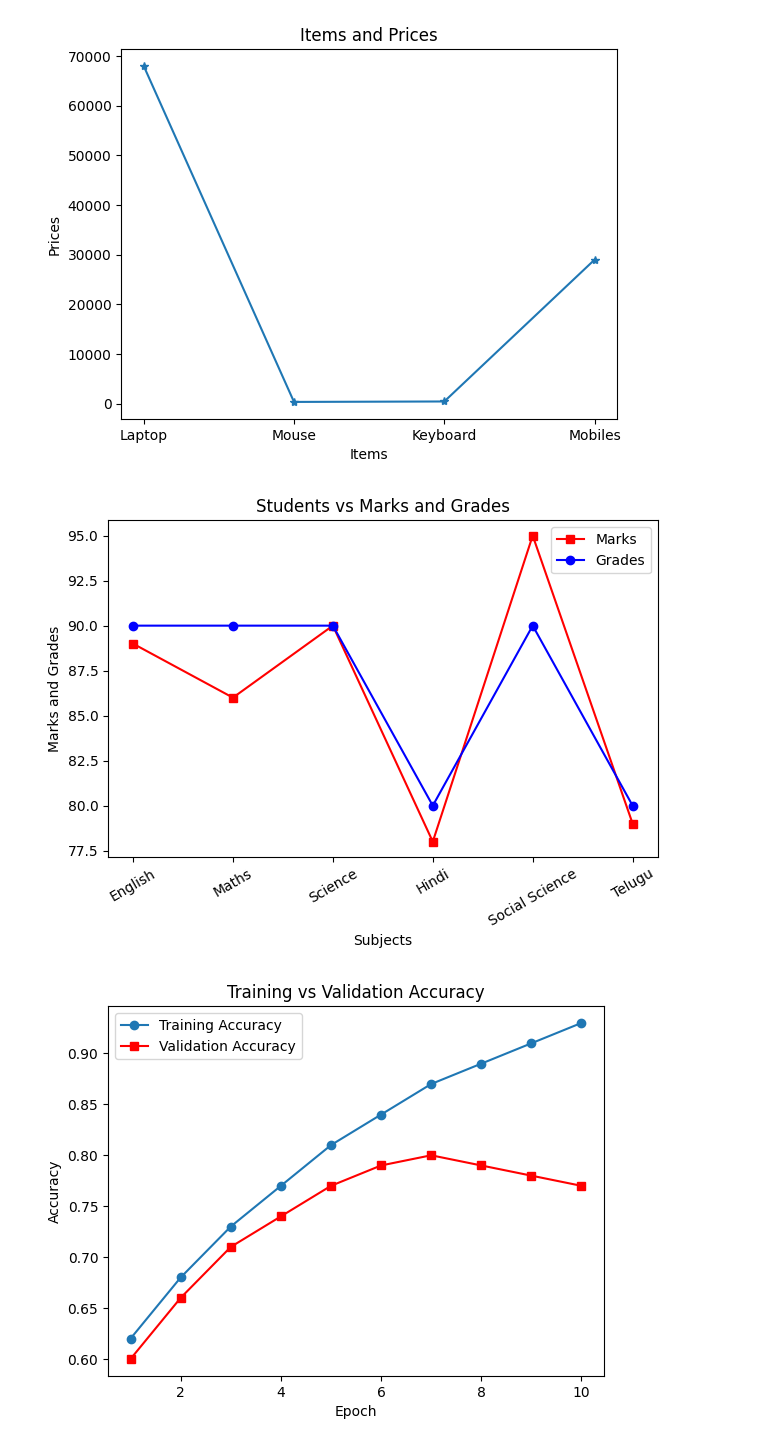
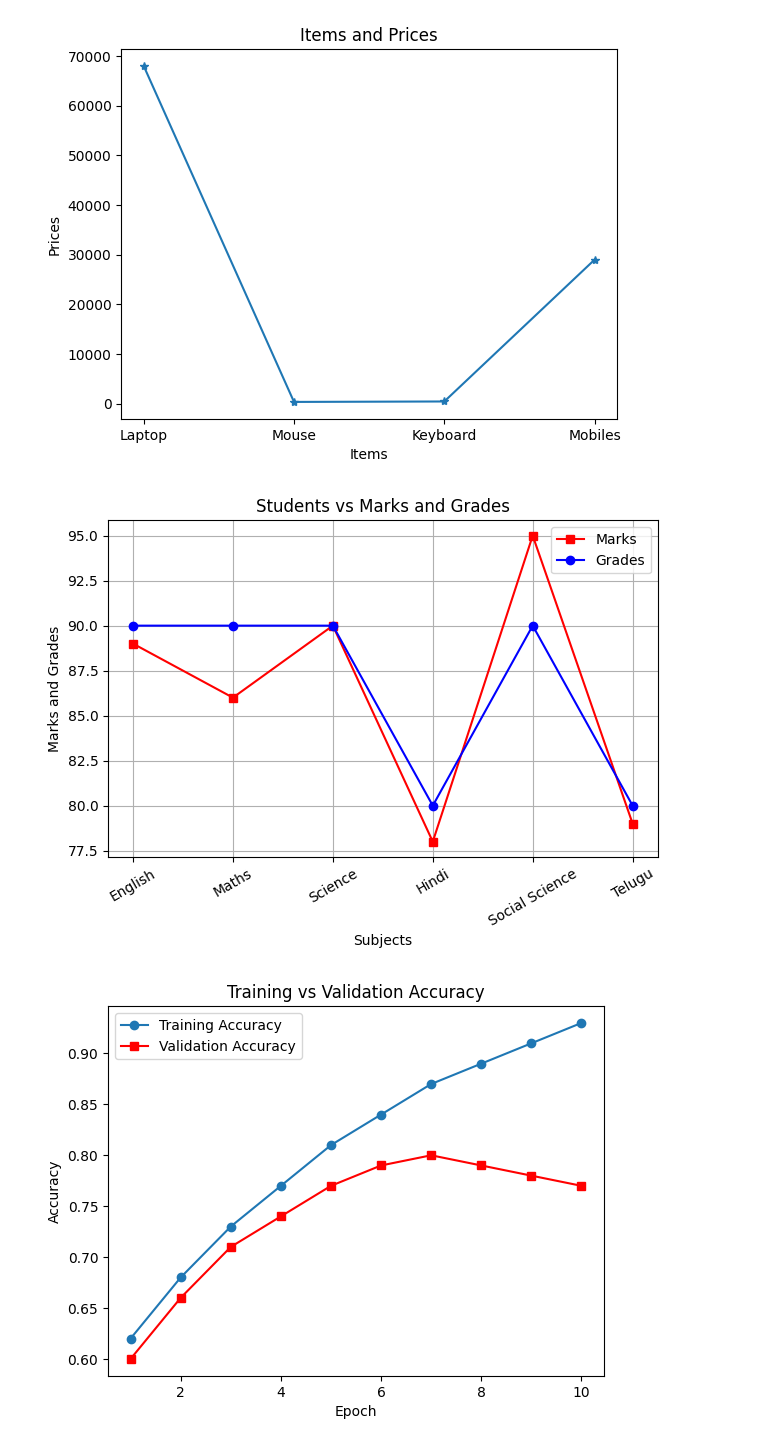
Before and after one commit to Kartheek-777/TNS-Training, a Jupyter notebook: Python_Libraries.ipynb, the cells around one changed output. Drawn from its saved outputs; the diff is of its cells as text; code cells hidden in the pictures.

```diff
--- a/Python_Libraries.ipynb
+++ b/Python_Libraries.ipynb
@@ -71,34 +72,35 @@ Grades = [
     "A",
     "B"
 ]
 
 grade_values = [90 if grade == "A" else 80 for grade in Grades]
 
 plt.plot(
     Subjects,
     marks,
     marker="s",
     label = "Marks",
     color = "red"
 )
 
 plt.plot(
     Subjects,
     grade_values,
     marker="o",
     label = "Grades",
     color = "blue"
 )
 
 plt.title("Students vs Marks and Grades")
 plt.xlabel("Subjects")
 plt.ylabel("Marks and Grades")
 plt.xticks(rotation=30)
 plt.tight_layout()
 plt.legend()
+plt.grid(True)
 plt.show()
 # %% [output]
-[figure, old version]
+[figure, new version]
 # %%
 # Line Plotting in ML
 
```
Also changed, not shown: parts of 9 cells of this notebook.
